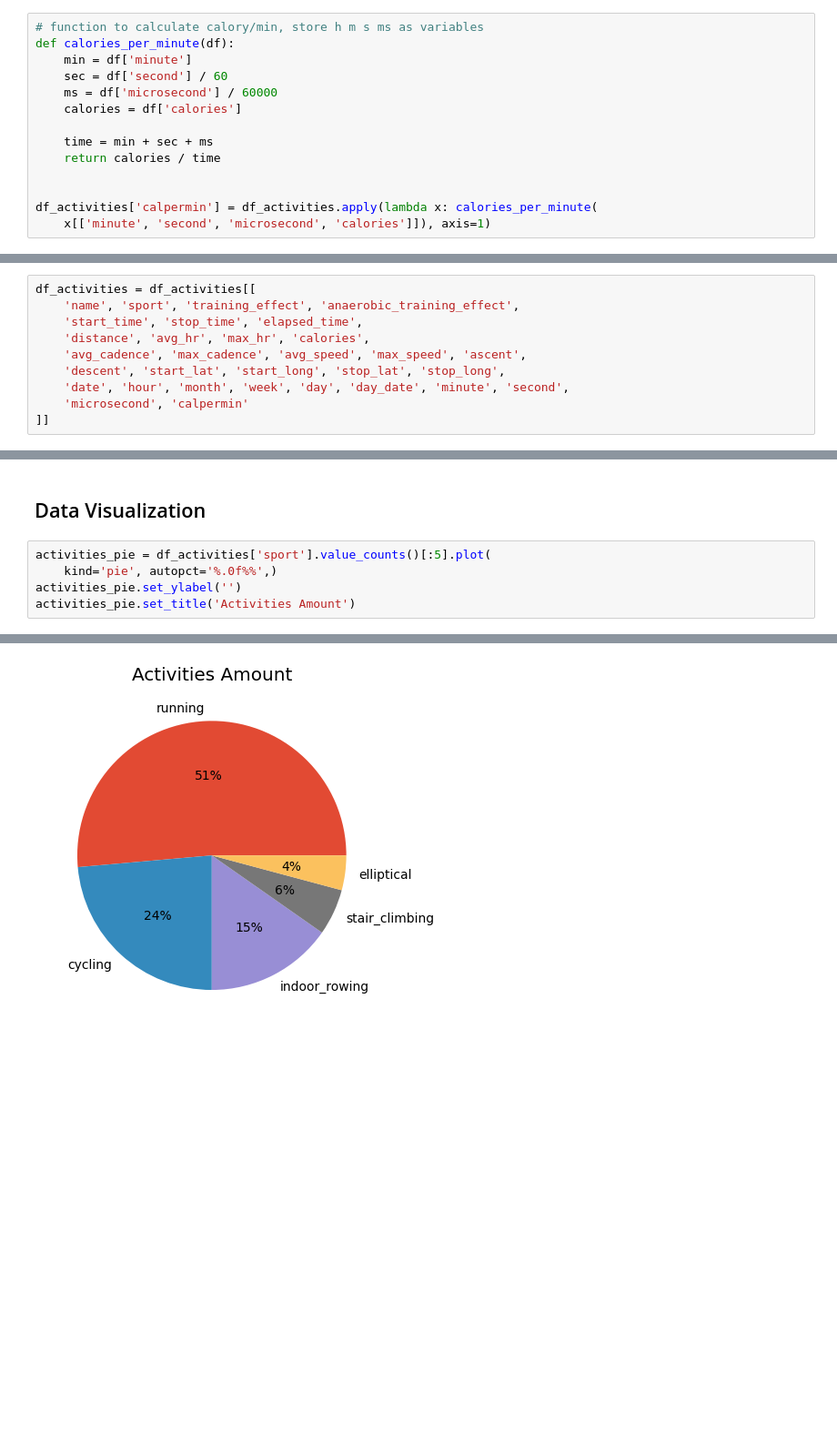
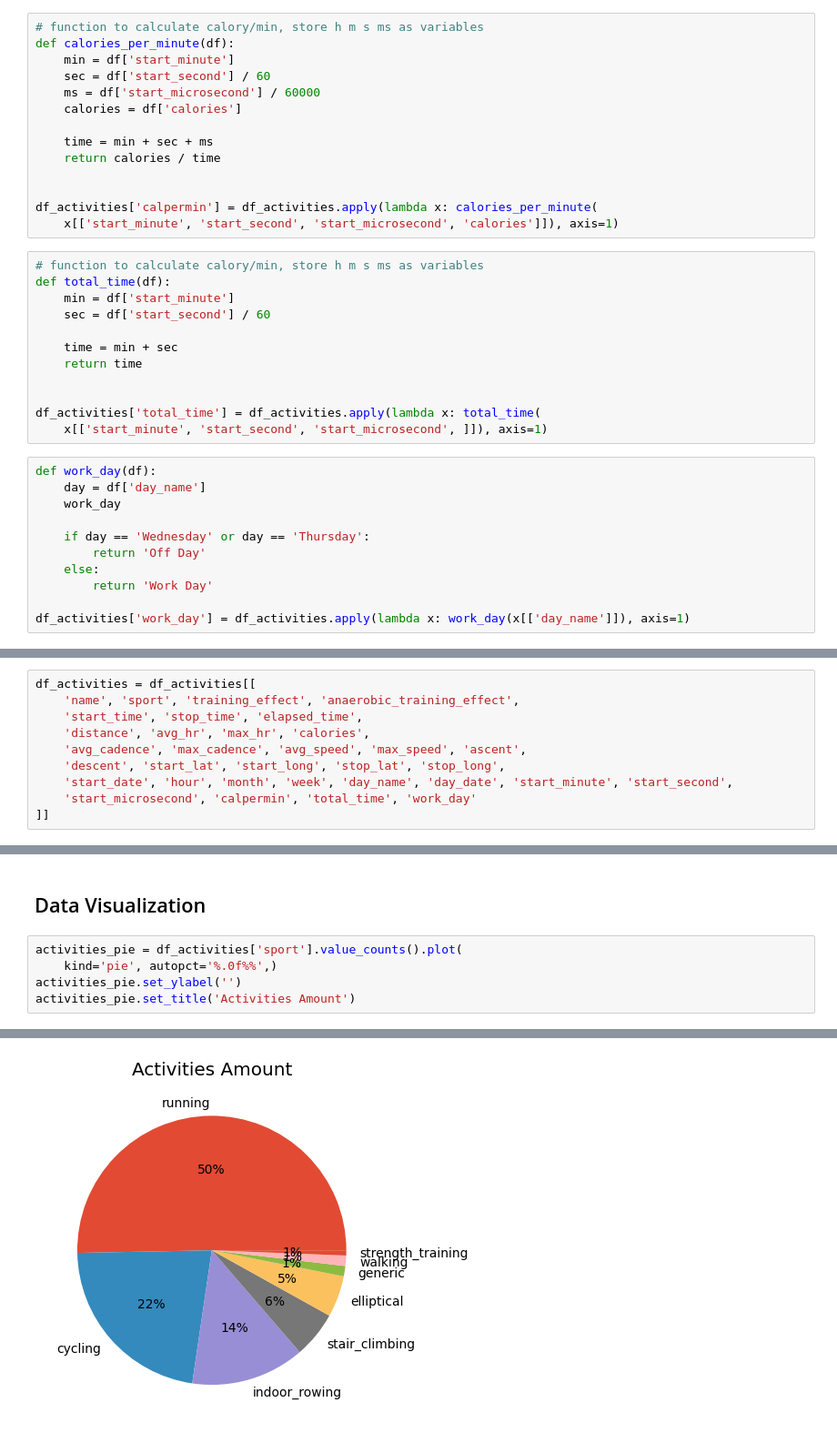
Before and after one commit to nsedler/Garmin-Analysis, a Jupyter notebook: garmin_activities_analysis.ipynb, the cells around one changed output, grey strips where cells are left out. Shown at 91% size. Drawn from its saved outputs; the diff is of its cells as text; blank space fills up the shorter version.

```diff
--- a/garmin_activities_analysis.ipynb
+++ b/garmin_activities_analysis.ipynb
@@ -75,9 +84,9 @@ df_activities.drop(index, inplace=True)
 # %%
 # function to calculate calory/min, store h m s ms as variables
 def calories_per_minute(df):
-    min = df['minute']
-    sec = df['second'] / 60
-    ms = df['microsecond'] / 60000
+    min = df['start_minute']
+    sec = df['start_second'] / 60
+    ms = df['start_microsecond'] / 60000
     calories = df['calories']
 
     time = min + sec + ms
@@ -85,7 +94,30 @@ def calories_per_minute(df):
 
 
 df_activities['calpermin'] = df_activities.apply(lambda x: calories_per_minute(
-    x[['minute', 'second', 'microsecond', 'calories']]), axis=1)
+    x[['start_minute', 'start_second', 'start_microsecond', 'calories']]), axis=1)
+# %%
+# function to calculate calory/min, store h m s ms as variables
+def total_time(df):
+    min = df['start_minute']
+    sec = df['start_second'] / 60
+
+    time = min + sec
+    return time
+
+
+df_activities['total_time'] = df_activities.apply(lambda x: total_time(
+    x[['start_minute', 'start_second', 'start_microsecond', ]]), axis=1)
+# %%
+def work_day(df):
+    day = df['day_name']
+    work_day
+
+    if day == 'Wednesday' or day == 'Thursday':
+        return 'Off Day'
+    else:
+        return 'Work Day'
+
+df_activities['work_day'] = df_activities.apply(lambda x: work_day(x[['day_name']]), axis=1)
 # %%
 df_activities.head()
 # %% [output]
@@ -117,6 +150,6 @@ df_activities = df_activities[[
     'distance', 'avg_hr', 'max_hr', 'calories',
     'avg_cadence', 'max_cadence', 'avg_speed', 'max_speed', 'ascent',
     'descent', 'start_lat', 'start_long', 'stop_lat', 'stop_long',
-    'date', 'hour', 'month', 'week', 'day', 'day_date', 'minute', 'second',
-    'microsecond', 'calpermin'
+    'start_date', 'hour', 'month', 'week', 'day_name', 'day_date', 'start_minute', 'start_second',
+    'start_microsecond', 'calpermin', 'total_time', 'work_day'
 ]]
@@ -123,13 +177,13 @@ df_activities = df_activities[[
 # %% [markdown]
 ## Data Visualization
 # %%
-activities_pie = df_activities['sport'].value_counts()[:5].plot(
+activities_pie = df_activities['sport'].value_counts().plot(
     kind='pie', autopct='%.0f%%',)
 activities_pie.set_ylabel('')
 activities_pie.set_title('Activities Amount')
 # %% [output]
 Text(0.5, 1.0, 'Activities Amount')
-[figure, old version]
+[figure, new version]
 # %%
 df_activities.groupby('sport').agg({
     'calories': 'mean'
```
Also changed, not shown: parts of 27 cells of this notebook, 5 other files.
